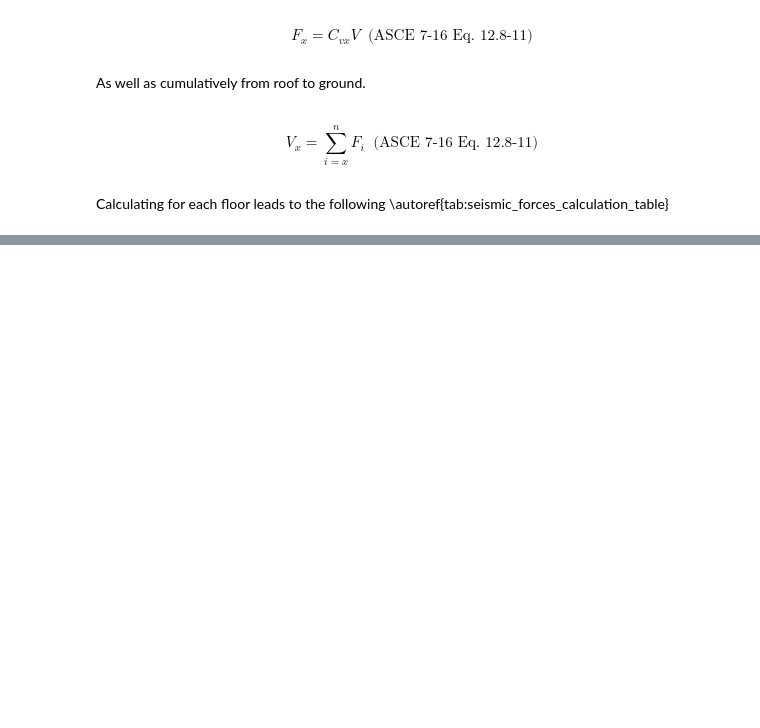
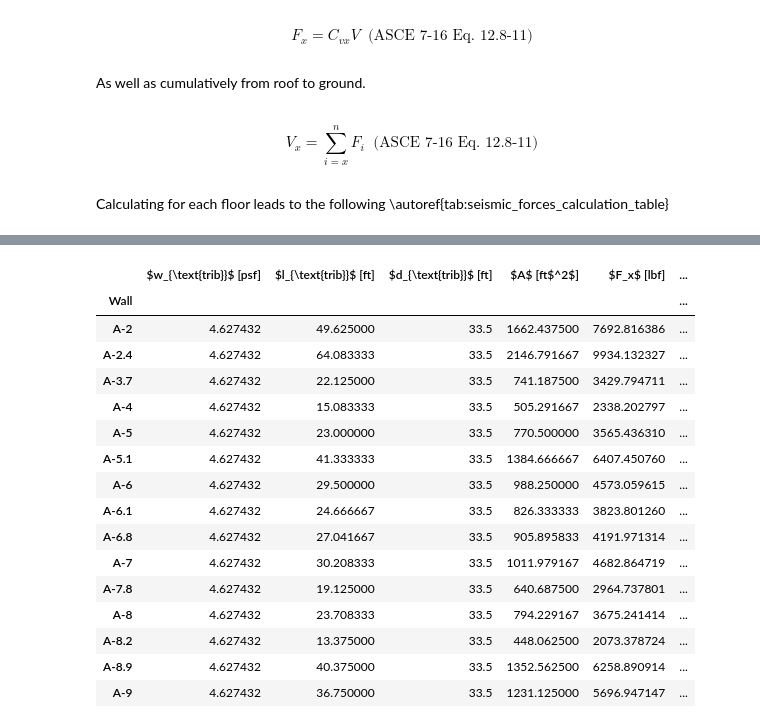
Before and after one commit to kpff-andy-sazima/Beaverton-Creek, a Jupyter notebook: building_a_seismic.ipynb, the cells around one changed output, grey strips where cells are left out. Drawn from its saved outputs; the diff is of its cells as text; code cells hidden in the pictures; blank space fills up the shorter version.

Commit message:
add new diaphragm calcs

```diff
--- a/building_a_seismic.ipynb
+++ b/building_a_seismic.ipynb
@@ -517,7 +519,7 @@ $$
 # Load in basic data
 df = pd.DataFrame(
     {
-        "level": ["ground", "level 2", "level 3", "level 4", "roof"],
+        "Level": ["Ground", "Level 2", "Level 3", "Level 4", "Roof"],
         "floor_height": [
             float(h_wall__1),
             float(h_wall__2),
@@ -534,6 +536,7 @@ df = pd.DataFrame(
         ],
     },
 )
+df = df.set_index("Level")
 
 # Calc cumulative elevation
 elevations = [0]
@@ -599,0 +670,17 @@ display_table(
+# %%
+# Wall tributary widths
+t_w__A2 = l_A1__A2 + (l_A2__A3 + l_A3__A37) / 2
+t_w__A24 = (l_A1__A24 - L_jog) + ((l_A24__A35 + l_A35__A51) / 2)
+t_w__A37 = ((l_A2__A3 + l_A3__A37) / 2) + (l_A37__A4 / 2)
+t_w__A4 = (l_A37__A4 / 2) + (l_A4__A5 / 2)
+t_w__A5 = (l_A4__A5 / 2) + (l_A5__A6 / 2)
+t_w__A51 = ((l_A24__A35 + l_A35__A51) / 2) + (l_A51__A61 / 2)
+t_w__A6 = (l_A5__A6 / 2) + (l_A6__A7 / 2)
+t_w__A61 = (l_A51__A61 / 2) + (l_A61__A68 / 2)
+t_w__A68 = (l_A61__A68 / 2) + (l_A68__A78 / 2)
+t_w__A7 = (l_A6__A7 / 2) + (l_A7__A8 / 2)
+t_w__A78 = (l_A68__A78 / 2) + (l_A78__A82 / 2)
+t_w__A8 = (l_A7__A8 / 2) + (l_A8__A9 / 2)
+t_w__A82 = (l_A78__A82 / 2) + (l_A82__A89 / 2)
+t_w__A89 = (l_A82__A89 / 2) + l_A89__A10
+t_w__A9 = (l_A8__A9 / 2) + (l_A9__A10 - L_jog)
@@ -599,0 +767,43 @@ display_table(
+# %%
+# Rename columns for display with LaTeX formatting for units and subscripts/superscripts
+column_name_map = {
+    "tributary weight": "$w_{\\text{trib}}$ [psf]",
+    "tributary width": "$l_{\\text{trib}}$ [ft]",
+    "tributary depth": "$d_{\\text{trib}}$ [ft]",
+    "tributary area": "$A$ [ft$^2$]",
+    "floor shear": "$F_x$ [lbf]",
+    "cumulative shear": "$F_x$ [lbf]",
+    "wall length": "$l_{\\text{wall}}$ [ft]",
+    "unit shear": "$v$ [plf]",
+    "factored unit shear": "$0.7 v$ [lbf]",
+}
+df_display = df.copy()
+df_display.rename(columns=column_name_map, errors="raise", inplace=True)
+# %%
+# Format the dataframe
+# Reverse the order of the dataframe with '.loc[::-1]' so roof is the top row and ground is the bottom row, then apply formatting with the 'format_dataframe' function
+styler = df_display.loc["Roof"].style.format(lambda value: sig_figs(value, sig_figs=3))
+display_table(
+    styler=styler,
+    position_float="centering",
+    caption="Diaphragm Forces - Roof",
+    label=f"tab:diaphragm_forces_roof_ns",
+)
+# %% [output]
+|  | $w_{\text{trib}}$ [psf] | $l_{\text{trib}}$ [ft] | $d_{\text{trib}}$ [ft] | $A$ [ft$^2$] | $F_x$ [lbf] | ... |
+| Wall |  |  |  |  |  | ... |
+| A-2 | 4.627432 | 49.625000 | 33.5 | 1662.437500 | 7692.816386 | ... |
+| A-2.4 | 4.627432 | 64.083333 | 33.5 | 2146.791667 | 9934.132327 | ... |
+| A-3.7 | 4.627432 | 22.125000 | 33.5 | 741.187500 | 3429.794711 | ... |
+| A-4 | 4.627432 | 15.083333 | 33.5 | 505.291667 | 2338.202797 | ... |
+| A-5 | 4.627432 | 23.000000 | 33.5 | 770.500000 | 3565.436310 | ... |
+| A-5.1 | 4.627432 | 41.333333 | 33.5 | 1384.666667 | 6407.450760 | ... |
+| A-6 | 4.627432 | 29.500000 | 33.5 | 988.250000 | 4573.059615 | ... |
+| A-6.1 | 4.627432 | 24.666667 | 33.5 | 826.333333 | 3823.801260 | ... |
+| A-6.8 | 4.627432 | 27.041667 | 33.5 | 905.895833 | 4191.971314 | ... |
+| A-7 | 4.627432 | 30.208333 | 33.5 | 1011.979167 | 4682.864719 | ... |
+| A-7.8 | 4.627432 | 19.125000 | 33.5 | 640.687500 | 2964.737801 | ... |
+| A-8 | 4.627432 | 23.708333 | 33.5 | 794.229167 | 3675.241414 | ... |
+| A-8.2 | 4.627432 | 13.375000 | 33.5 | 448.062500 | 2073.378724 | ... |
+| A-8.9 | 4.627432 | 40.375000 | 33.5 | 1352.562500 | 6258.890914 | ... |
+| A-9 | 4.627432 | 36.750000 | 33.5 | 1231.125000 | 5696.947147 | ... |
```
Also changed, not shown: parts of 37 cells of this notebook.
